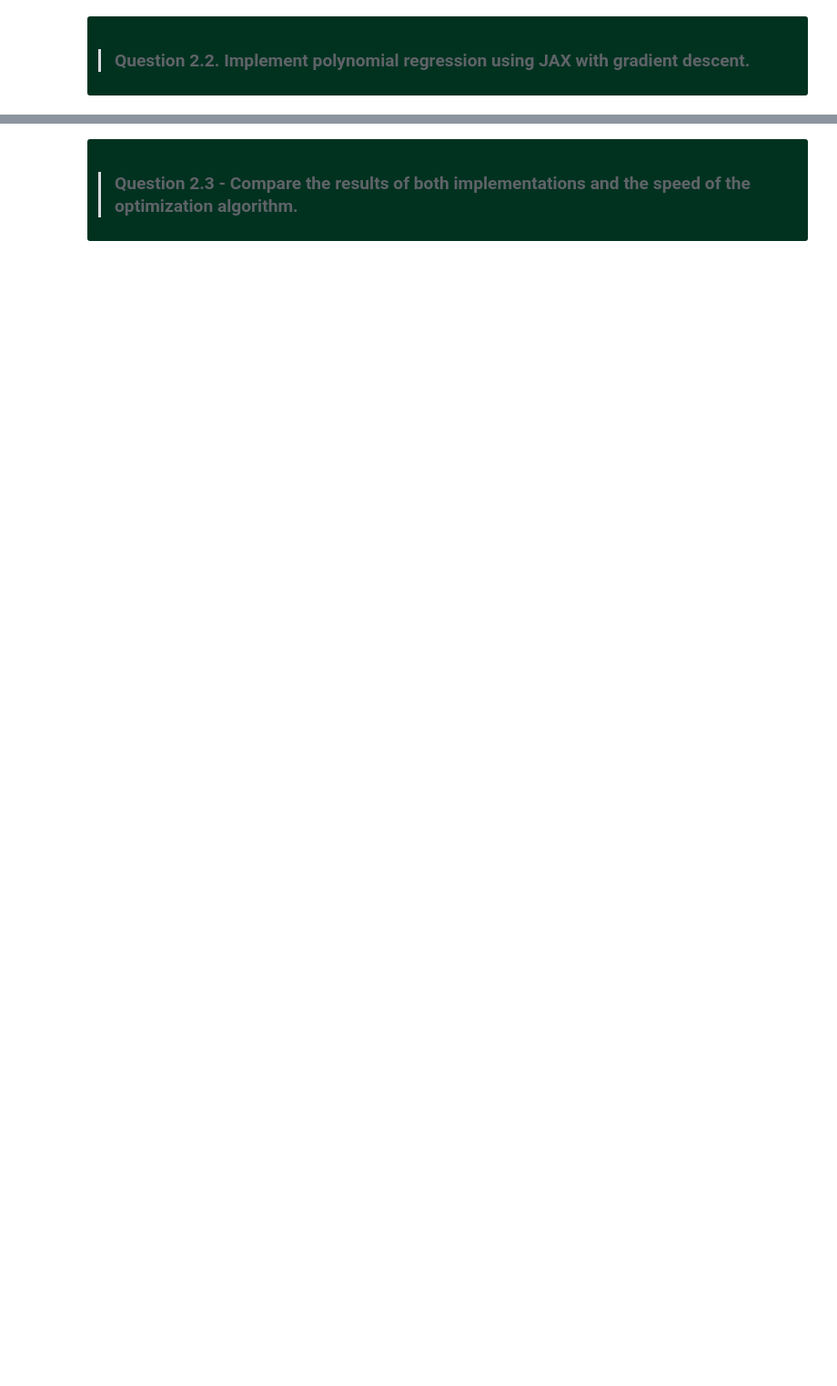
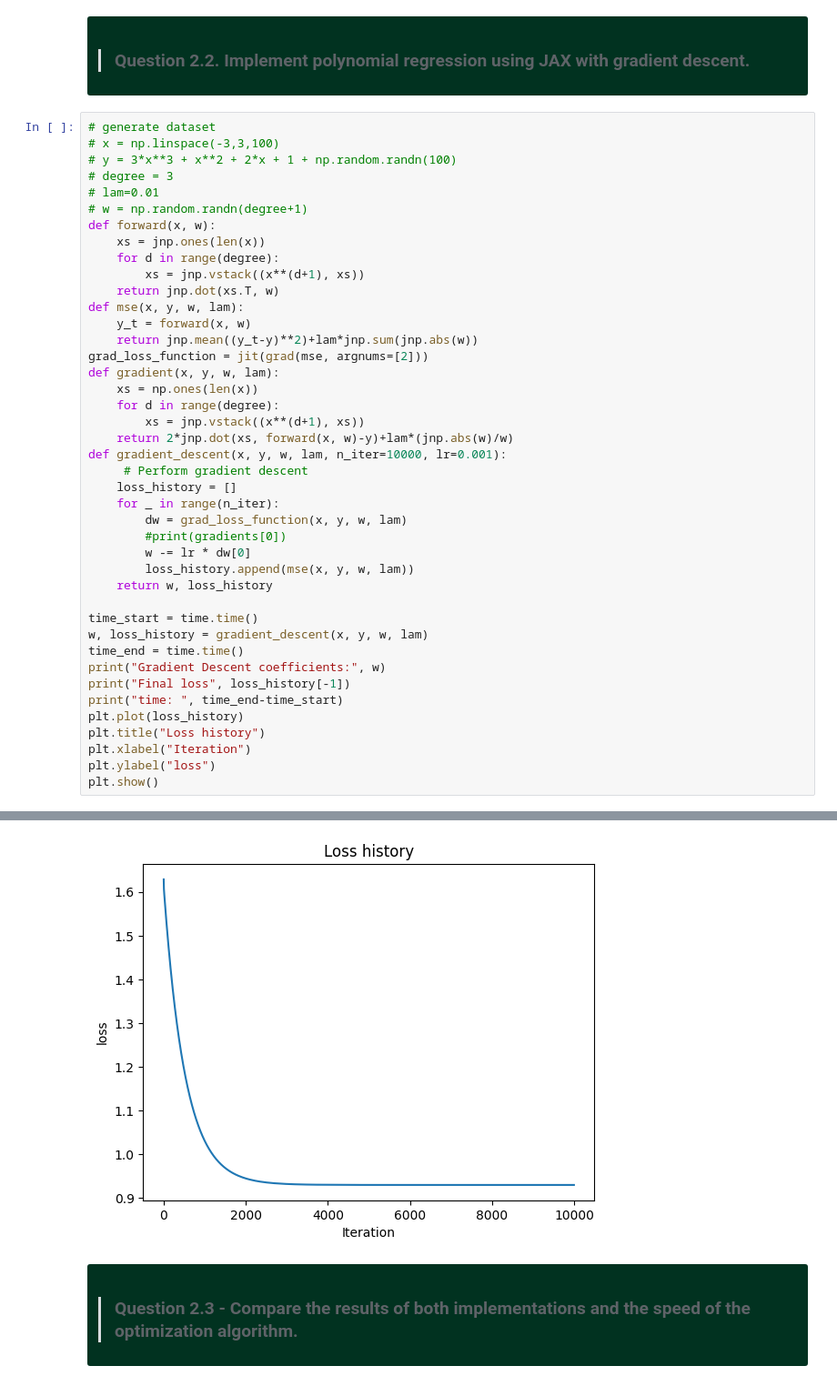
Before and after one commit to yutian-zhao/creative_ml, a Jupyter notebook: 01a_machine_learning.ipynb, the cells around one changed output, grey strips where cells are left out. Shown: that part at 91% size. Drawn from its saved outputs; the diff is of its cells as text; blank space fills up the shorter version.

```diff
--- a/01a_machine_learning.ipynb
+++ b/01a_machine_learning.ipynb
@@ -768,3 +802,46 @@ print(w_0)
 > ### Question 2.2. Implement polynomial regression using JAX with gradient descent.
 
 </div>
+# %%
+# generate dataset
+# x = np.linspace(-3,3,100)
+# y = 3*x**3 + x**2 + 2*x + 1 + np.random.randn(100)
+# degree = 3
+# lam=0.01
+# w = np.random.randn(degree+1)
+def forward(x, w):
+    xs = jnp.ones(len(x))
+    for d in range(degree):
+        xs = jnp.vstack((x**(d+1), xs))
+    return jnp.dot(xs.T, w)
+def mse(x, y, w, lam):
+    y_t = forward(x, w)
+    return jnp.mean((y_t-y)**2)+lam*jnp.sum(jnp.abs(w))
+grad_loss_function = jit(grad(mse, argnums=[2]))
+def gradient(x, y, w, lam):
+    xs = np.ones(len(x))
+    for d in range(degree):
+        xs = jnp.vstack((x**(d+1), xs))
+    return 2*jnp.dot(xs, forward(x, w)-y)+lam*(jnp.abs(w)/w)
+def gradient_descent(x, y, w, lam, n_iter=10000, lr=0.001):
+     # Perform gradient descent
+    loss_history = []
+    for _ in range(n_iter):
+        dw = grad_loss_function(x, y, w, lam)
+        #print(gradients[0])
+        w -= lr * dw[0]
+        loss_history.append(mse(x, y, w, lam))
+    return w, loss_history
+
+time_start = time.time()
+w, loss_history = gradient_descent(x, y, w, lam)
+time_end = time.time()
+print("Gradient Descent coefficients:", w)
+print("Final loss", loss_history[-1])
+print("time: ", time_end-time_start)
+plt.plot(loss_history)
+plt.title("Loss history")
+plt.xlabel("Iteration")
+plt.ylabel("loss")
+plt.show()
+# %% [output]
@@ -771,3 +851,4 @@ print(w_0)
+[figure, added]
 # %% [markdown]
 <div class="alert alert-success" markdown="1" style="color:white; background-color: #013220; border-color: #03C03C">
 
```
Also changed, not shown: parts of 40 cells of this notebook, 1 other file.
